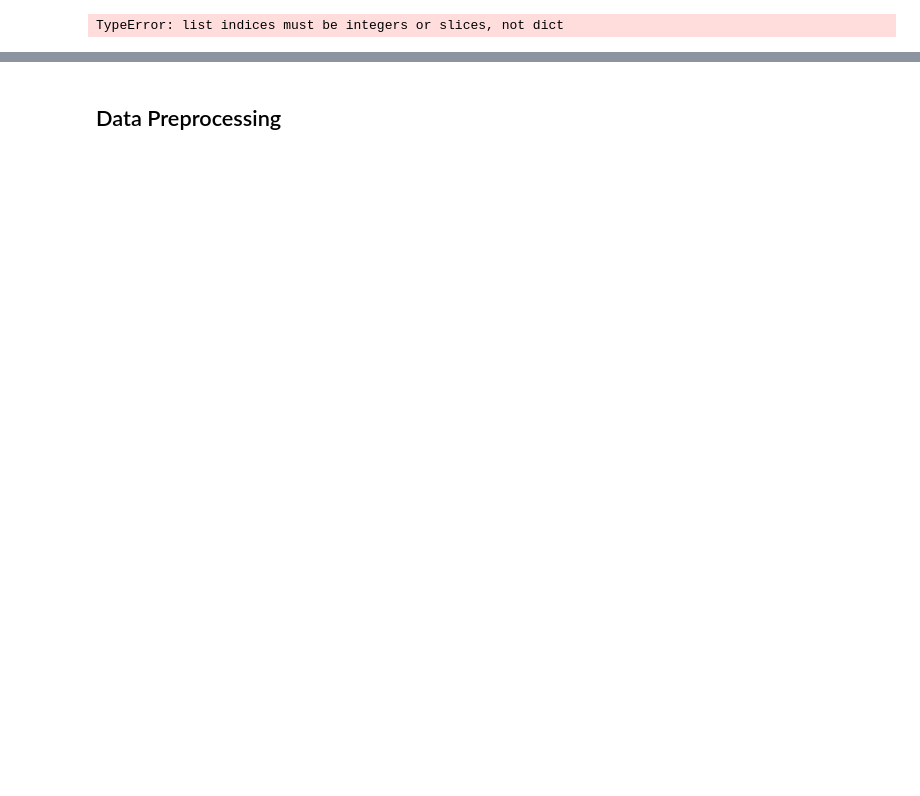
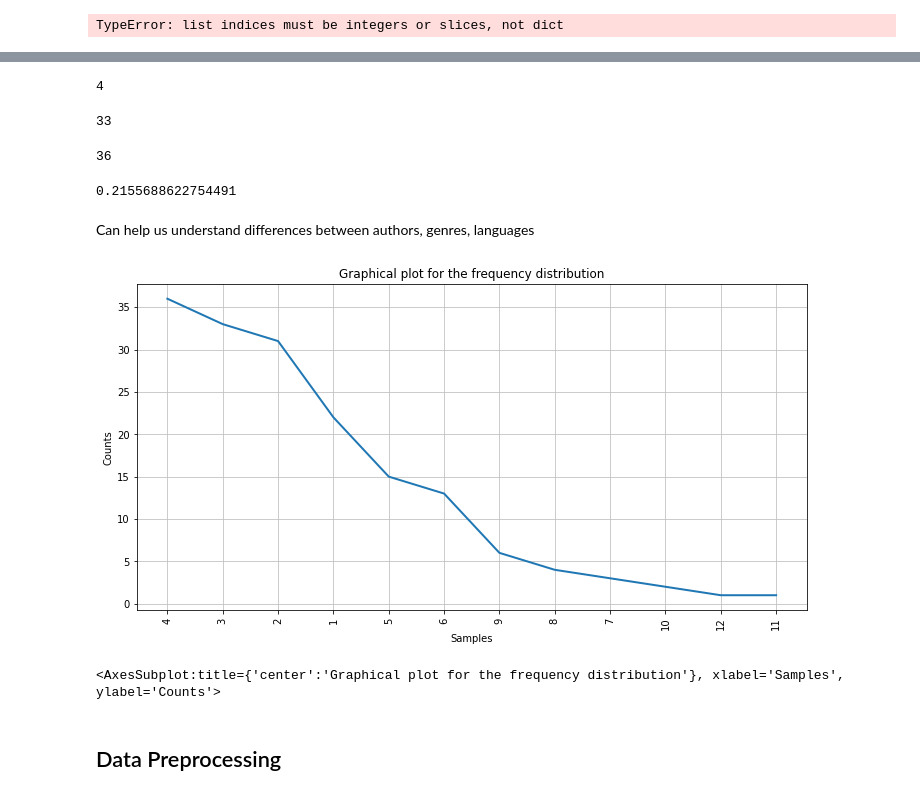
Before and after one commit to JuliaWieczorek/SupportSystem, a Jupyter notebook: SupportSystem.ipynb, the cells around one changed output, grey strips where cells are left out. Drawn from its saved outputs; the diff is of its cells as text; code cells hidden in the pictures; blank space fills up the shorter version.

```diff
--- a/SupportSystem.ipynb
+++ b/SupportSystem.ipynb
@@ -290,0 +340,8 @@ TypeError: list indices must be integers or slices, not dict
+# %%
+# distribution of word lengths
+
+[len(w) for w in text]
+fdist = FreqDist([len(w) for w in text])
+fdist
+
+# 36 słów na 4 litery, 33 słowa mają 3 litery itd.
@@ -291,3 +358,29 @@ TypeError: list indices must be integers or slices, not dict
+# %%
+fdist.max() # których słów było najwięcej? 4-literowych
+# %% [output]
+4
+# %%
+fdist[3] # 3-literowych było 33
+# %% [output]
+33
+# %%
+fdist[4] # 3-literowych było 33
+# %% [output]
+36
+# %%
+fdist.freq(4) # najwięcej było 4-literowych słów, prawie 22% wszystkich
+# %% [output]
+0.2155688622754491
+# %% [markdown]
+Can help us understand differences between authors, genres, languages
+# %%
+plt.figure(figsize=(12, 6))
+plt.title('Graphical plot for the frequency distribution')
+fdist.plot(50)
+# Cumulative
+# %% [output]
+[figure, added]
+<AxesSubplot:title={'center':'Graphical plot for the frequency distribution'}, xlabel='Samples', ylabel='Counts'>
 # %% [markdown]
 ## Data Preprocessing
 # %%
```
Also changed, not shown: parts of 39 cells of this notebook.
